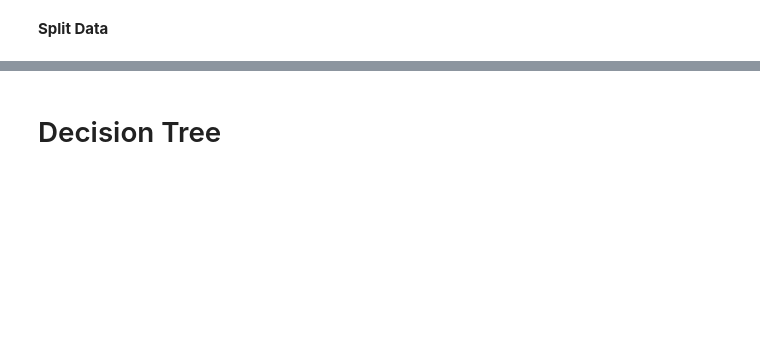
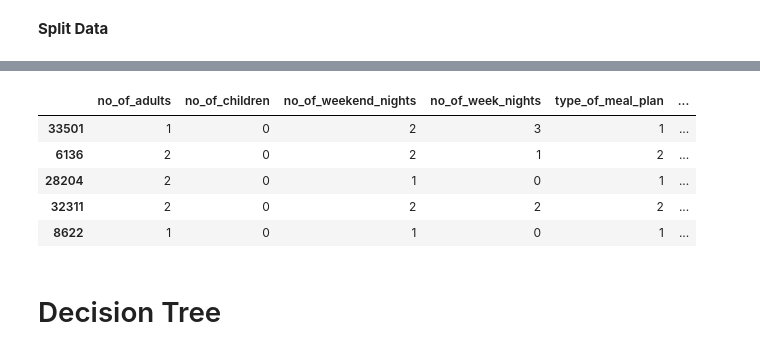
Before and after one commit to naralakamsani/supervised_learning, a Jupyter notebook: reservation_retention.ipynb, the cells around one changed output, grey strips where cells are left out. Cells and saved outputs as stored; diff of their text form; code cells hidden in the pictures; blank space fills up the shorter version.

```diff
--- a/reservation_retention.ipynb
+++ b/reservation_retention.ipynb
@@ -46,2 +73,4 @@ data.describe()
 # %% [markdown]
 **Split Data**
+# %%
+x_train, x_test, y_train, y_test = train_test_split(df.drop(['booking_status'],axis=1), df['booking_status'], test_size=0.2, random_state=1)
@@ -48,2 +102,11 @@ data.describe()
+# %%
+x_train.head()
+# %% [output]
+|  | no_of_adults | no_of_children | no_of_weekend_nights | no_of_week_nights | type_of_meal_plan | ... |
+| 33501 | 1 | 0 | 2 | 3 | 1 | ... |
+| 6136 | 2 | 0 | 2 | 1 | 2 | ... |
+| 28204 | 2 | 0 | 1 | 0 | 1 | ... |
+| 32311 | 2 | 0 | 2 | 2 | 2 | ... |
+| 8622 | 1 | 0 | 1 | 0 | 1 | ... |
 # %% [markdown]
 # Decision Tree
```
Also changed, not shown: parts of 16 cells of this notebook.
